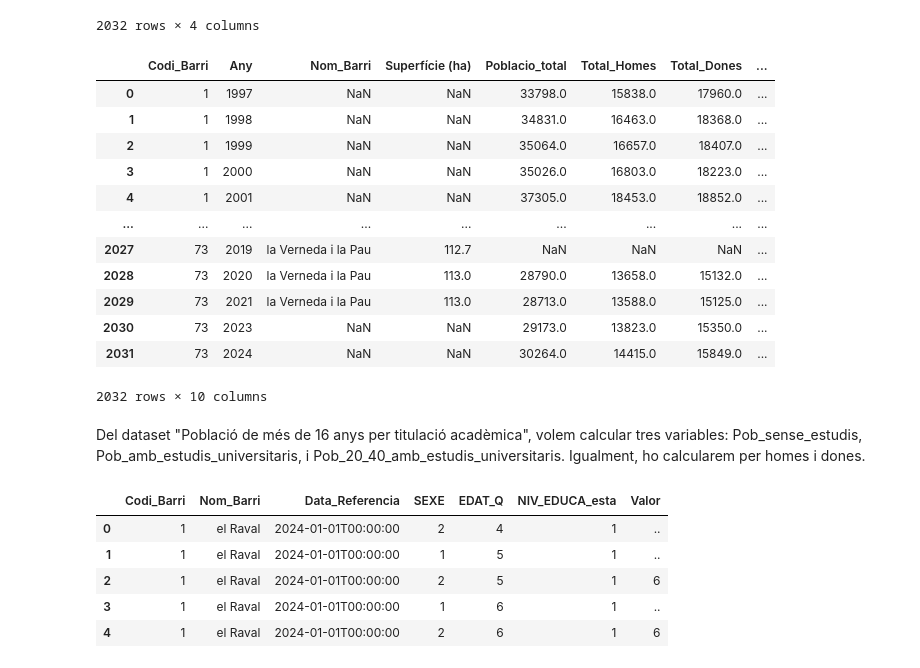
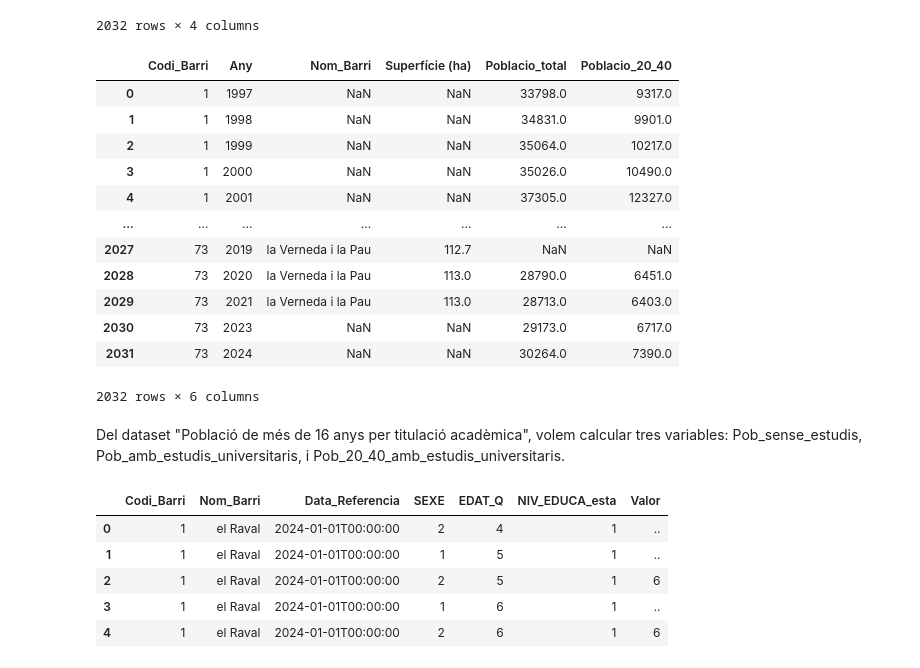
Before and after one commit to jherencia0488/TFM_turistificacioBCN, a Jupyter notebook: Code/aggregateVars.ipynb, the cells around one changed output. Saved outputs shown, nothing was run; the diff lists cells and outputs as text; code cells hidden in the pictures.

```diff
--- a/Code/aggregateVars.ipynb
+++ b/Code/aggregateVars.ipynb
@@ -88,60 +83,45 @@ agregated_df
 | 2031 | 73 | 2024 | NaN | NaN |
 2032 rows × 4 columns
 # %%
-#Calculem les variables Poblacio_total, Total_homes, Total_dones, Poblacio_20_40, Homes_20_40 i Dones_20_40 per cada barri i any.
+#Calculem les variables Poblacio_total i Poblacio_20_40 per cada barri i any.
 #Però primer hem de substituir els valors '..' per 0
 poblacio['Valor'] = pd.to_numeric(poblacio['Valor'], errors='coerce')
 poblacio['Valor'] = poblacio['Valor'].fillna(0)
 poblacio['Valor'] = poblacio['Valor'].astype(int)
 
 #Agrupem els valors
-pob_grouped = poblacio.groupby(['Codi_Barri', 'Any', 'SEXE', 'EDAT_1'])['Valor'].sum().reset_index()
+pob_grouped = poblacio.groupby(['Codi_Barri', 'Any', 'EDAT_1'])['Valor'].sum().reset_index()
 pob_20_40 = pob_grouped[(pob_grouped['EDAT_1'].between(20,39))]
-pob_20_40 = pob_20_40.groupby(['Codi_Barri', 'Any', 'SEXE'])['Valor'].sum().reset_index()
-columns = ['Codi_Barri', 'Any', 'Valor']
+pob_20_40 = pob_20_40.groupby(['Codi_Barri', 'Any'])['Valor'].sum().reset_index()
 Poblacio_total = poblacio.groupby(['Codi_Barri', 'Any'])['Valor'].sum().reset_index()
 Poblacio_20_40 = pob_20_40.groupby(['Codi_Barri', 'Any'])['Valor'].sum().reset_index()
-Total_homes = pob_grouped[(pob_grouped['SEXE']==2)][columns]
-Total_homes = Total_homes.groupby(['Codi_Barri', 'Any'])['Valor'].sum().reset_index()
-Total_dones = pob_grouped[(pob_grouped['SEXE']==1)][columns]
-Total_dones = Total_dones.groupby(['Codi_Barri', 'Any'])['Valor'].sum().reset_index()
-Homes_20_40 = pob_20_40[(pob_20_40['SEXE']==2)][columns]
-Dones_20_40 = pob_20_40[(pob_20_40['SEXE']==1)][columns]
 
 #Reanomenem les columnes 'Valor'
 Poblacio_total = Poblacio_total.rename(columns={'Valor': 'Poblacio_total'})
 Poblacio_20_40 = Poblacio_20_40.rename(columns={'Valor': 'Poblacio_20_40'})
-Total_homes = Total_homes.rename(columns={'Valor': 'Total_Homes'})
-Total_dones = Total_dones.rename(columns={'Valor': 'Total_Dones'})
-Homes_20_40 = Homes_20_40.rename(columns={'Valor': 'Homes_20_40'})
-Dones_20_40 = Dones_20_40.rename(columns={'Valor': 'Dones_20_40'})
 
-#Ajuntem els 4 datasets
-poblacio = pd.merge(Poblacio_total, Total_homes, on = ['Codi_Barri', 'Any'])
-poblacio = pd.merge(poblacio, Total_dones, on = ['Codi_Barri', 'Any'])
-poblacio = pd.merge(poblacio, Poblacio_20_40, on = ['Codi_Barri', 'Any'])
-poblacio = pd.merge(poblacio, Homes_20_40, on = ['Codi_Barri', 'Any'])
-poblacio = pd.merge(poblacio, Dones_20_40, on = ['Codi_Barri', 'Any'])
+#Ajuntem els datasets
+poblacio = pd.merge(Poblacio_total, Poblacio_20_40, on = ['Codi_Barri', 'Any'])
 
 #Agreguem els valors a l'agregate_df
 agregated_df = pd.merge(agregated_df, poblacio, on = ['Codi_Barri', 'Any'], how='outer')
 agregated_df
 # %% [output]
-|  | Codi_Barri | Any | Nom_Barri | Superfície (ha) | Poblacio_total | Total_Homes | Total_Dones | ... |
-| 0 | 1 | 1997 | NaN | NaN | 33798.0 | 15838.0 | 17960.0 | ... |
-| 1 | 1 | 1998 | NaN | NaN | 34831.0 | 16463.0 | 18368.0 | ... |
-| 2 | 1 | 1999 | NaN | NaN | 35064.0 | 16657.0 | 18407.0 | ... |
-| 3 | 1 | 2000 | NaN | NaN | 35026.0 | 16803.0 | 18223.0 | ... |
-| 4 | 1 | 2001 | NaN | NaN | 37305.0 | 18453.0 | 18852.0 | ... |
-| ... | ... | ... | ... | ... | ... | ... | ... | ... |
-| 2027 | 73 | 2019 | la Verneda i la Pau | 112.7 | NaN | NaN | NaN | ... |
-| 2028 | 73 | 2020 | la Verneda i la Pau | 113.0 | 28790.0 | 13658.0 | 15132.0 | ... |
-| 2029 | 73 | 2021 | la Verneda i la Pau | 113.0 | 28713.0 | 13588.0 | 15125.0 | ... |
-| 2030 | 73 | 2023 | NaN | NaN | 29173.0 | 13823.0 | 15350.0 | ... |
-| 2031 | 73 | 2024 | NaN | NaN | 30264.0 | 14415.0 | 15849.0 | ... |
+|  | Codi_Barri | Any | Nom_Barri | Superfície (ha) | Poblacio_total | Poblacio_20_40 |
+| 0 | 1 | 1997 | NaN | NaN | 33798.0 | 9317.0 |
+| 1 | 1 | 1998 | NaN | NaN | 34831.0 | 9901.0 |
+| 2 | 1 | 1999 | NaN | NaN | 35064.0 | 10217.0 |
+| 3 | 1 | 2000 | NaN | NaN | 35026.0 | 10490.0 |
+| 4 | 1 | 2001 | NaN | NaN | 37305.0 | 12327.0 |
+| ... | ... | ... | ... | ... | ... | ... |
+| 2027 | 73 | 2019 | la Verneda i la Pau | 112.7 | NaN | NaN |
+| 2028 | 73 | 2020 | la Verneda i la Pau | 113.0 | 28790.0 | 6451.0 |
+| 2029 | 73 | 2021 | la Verneda i la Pau | 113.0 | 28713.0 | 6403.0 |
+| 2030 | 73 | 2023 | NaN | NaN | 29173.0 | 6717.0 |
+| 2031 | 73 | 2024 | NaN | NaN | 30264.0 | 7390.0 |
-2032 rows × 10 columns
+2032 rows × 6 columns
 # %% [markdown]
-Del dataset "Població de més de 16 anys per titulació acadèmica", volem calcular tres variables: Pob_sense_estudis, Pob_amb_estudis_universitaris, i Pob_20_40_amb_estudis_universitaris. Igualment, ho calcularem per homes i dones.
+Del dataset "Població de més de 16 anys per titulació acadèmica", volem calcular tres variables: Pob_sense_estudis, Pob_amb_estudis_universitaris, i Pob_20_40_amb_estudis_universitaris.
 # %%
 #Primer carreguem el dataset corresponent
 estudis = pd.read_csv('../Data_cleaning/selectedVars/pad_mdb_niv-educa-esta_edat-q_sexe.csv')
```
Also changed, not shown: parts of 24 cells of this notebook.
